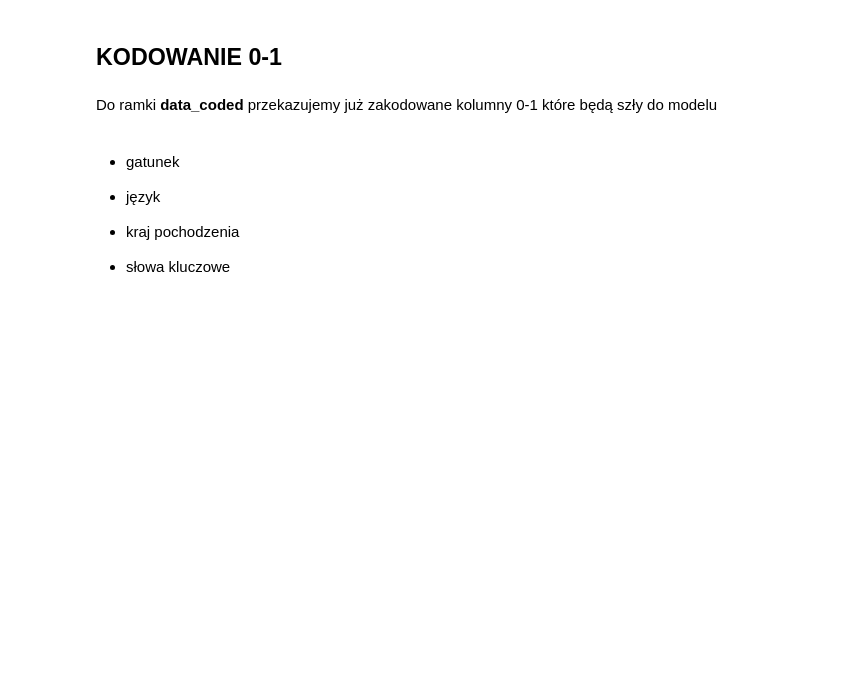
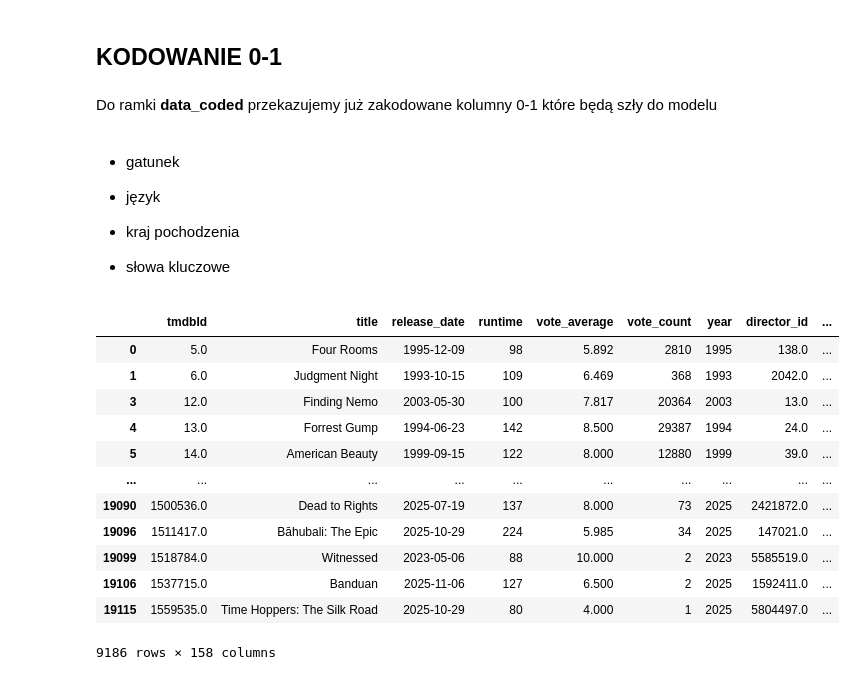
Before and after one commit to olkat12/Data_Exploration, a Jupyter notebook: data-cleaning/NEW_cleaning.ipynb, the cells around one changed output. Saved outputs shown, nothing was run; the diff lists cells and outputs as text; code cells hidden in the pictures; blank space fills up the shorter version.

```diff
--- a/data-cleaning/NEW_cleaning.ipynb
+++ b/data-cleaning/NEW_cleaning.ipynb
@@ -245,0 +306,5 @@ Filmy przed filtrowaniem: 9194
+# %%
+df['female_actors'] = (
+        df[[f'actor{i}_gender' for i in range(1,6)]] == 1
+).sum(axis=1)
+df
@@ -245,0 +327,11 @@ Filmy przed filtrowaniem: 9194
+# %%
+top_actors = pd.read_csv('../data/top_people/top100_actors.csv')['Name'].to_list()
+top_actors_today = pd.read_csv('../data/top_people/top100_actors_today.csv')['Name'].to_list()
+top_actors_all = set(top_actors + top_actors_today)
+print(len(top_actors_all))
+
+top_directos = pd.read_csv('../data/top_people/top_directors.csv')['Name'].to_list()
+print(len(top_directos))
+top_writers = pd.read_csv('../data/top_people/top_writers.csv')['Name'].to_list()
+print(len(top_writers))
+top_writers
@@ -245,0 +362,20 @@ Filmy przed filtrowaniem: 9194
+# %%
+df['top_actors_number'] = (
+        df[[f'actor{i}_name' for i in range(1,6)]]
+).isin(top_actors_all).sum(axis=1)
+
+df['top_director_number'] = df['director_name'].isin(top_directos).astype(int)
+df['top_writer_number'] = df['writer_name'].isin(top_writers).astype(int)
+
+df['top_actors'] = (
+        df[[f'actor{i}_name' for i in range(1,6)]]
+).isin(top_actors_all).any(axis=1)
+
+df['top_director'] = df['director_name'].isin(top_directos)
+df['top_writer'] = df['writer_name'].isin(top_writers)
+
+df['top_people_number'] = df['top_actors_number'] + df['top_director_number'] + df['top_writer_number']
+df['top_people'] = df['top_actors'] | df['top_director'] | df['top_writer']
+
+df.drop(columns=['top_actors_number', 'top_director_number', 'top_writer_number', 'top_actors', 'top_director', 'top_writer'], inplace=True)
+df
@@ -246,3 +396,5 @@ Filmy przed filtrowaniem: 9194
+# %%
+data = df.copy()
 # %% [markdown]
 ## Zapis do ramki już bez braków danych, odpowiednio przefiltrowanych itp
 # %%
@@ -273,5 +441,22 @@ for keyword in wybrane_keywords:
 
     col_name = f"kw_{keyword.replace(' ', '_')}"
     data_coded[col_name] = data_coded['keywords'].str.contains(keyword, case=False, na=False).astype(int)
+# %%
+data_coded.drop(columns=['keywords', 'main_country', 'original_language', 'genres', 'origin_countries', 'spoken_languages', 'main_genre'], inplace=True)
+data_coded
+# %% [output]
+|  | tmdbId | title | release_date | runtime | vote_average | vote_count | year | director_id | ... |
+| 0 | 5.0 | Four Rooms | 1995-12-09 | 98 | 5.892 | 2810 | 1995 | 138.0 | ... |
+| 1 | 6.0 | Judgment Night | 1993-10-15 | 109 | 6.469 | 368 | 1993 | 2042.0 | ... |
+| 3 | 12.0 | Finding Nemo | 2003-05-30 | 100 | 7.817 | 20364 | 2003 | 13.0 | ... |
+| 4 | 13.0 | Forrest Gump | 1994-06-23 | 142 | 8.500 | 29387 | 1994 | 24.0 | ... |
+| 5 | 14.0 | American Beauty | 1999-09-15 | 122 | 8.000 | 12880 | 1999 | 39.0 | ... |
+| ... | ... | ... | ... | ... | ... | ... | ... | ... | ... |
+| 19090 | 1500536.0 | Dead to Rights | 2025-07-19 | 137 | 8.000 | 73 | 2025 | 2421872.0 | ... |
+| 19096 | 1511417.0 | Bāhubali: The Epic | 2025-10-29 | 224 | 5.985 | 34 | 2025 | 147021.0 | ... |
+| 19099 | 1518784.0 | Witnessed | 2023-05-06 | 88 | 10.000 | 2 | 2023 | 5585519.0 | ... |
+| 19106 | 1537715.0 | Banduan | 2025-11-06 | 127 | 6.500 | 2 | 2025 | 1592411.0 | ... |
+| 19115 | 1559535.0 | Time Hoppers: The Silk Road | 2025-10-29 | 80 | 4.000 | 1 | 2025 | 5804497.0 | ... |
+9186 rows × 158 columns
 # %%
 data_coded.to_csv("../data/merged/data_coded.csv", index = False)
```
Also changed, not shown: parts of 26 cells of this notebook, 8 other files.
